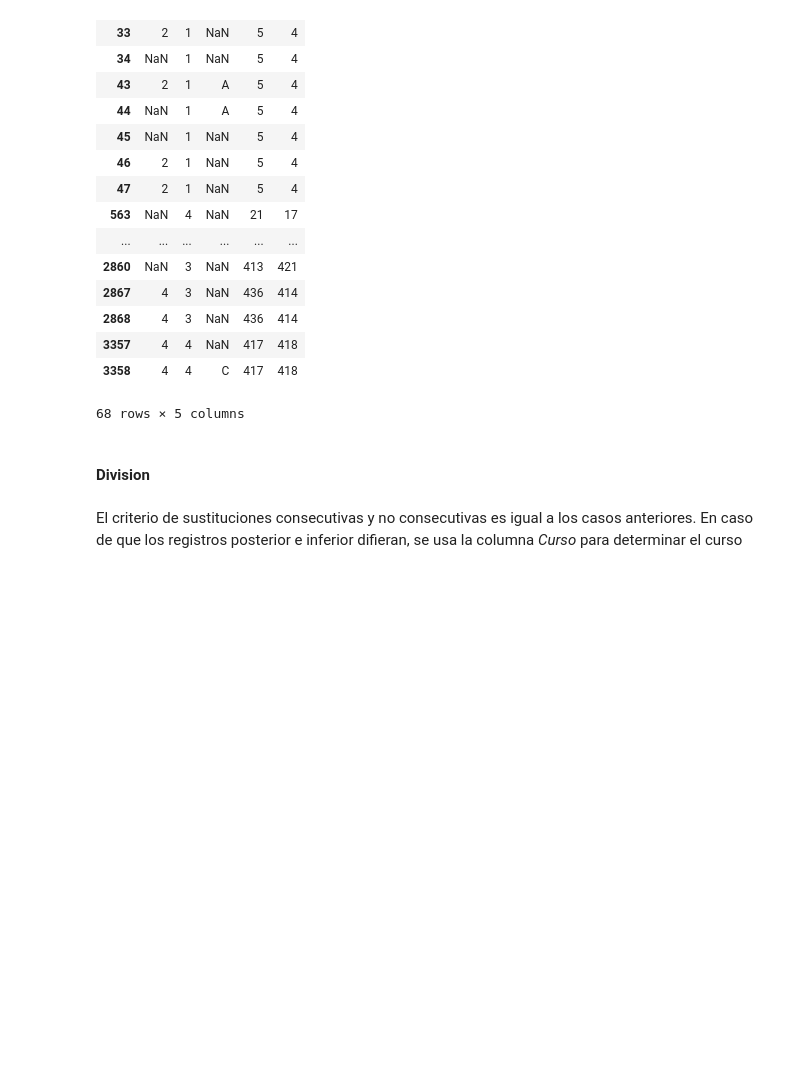
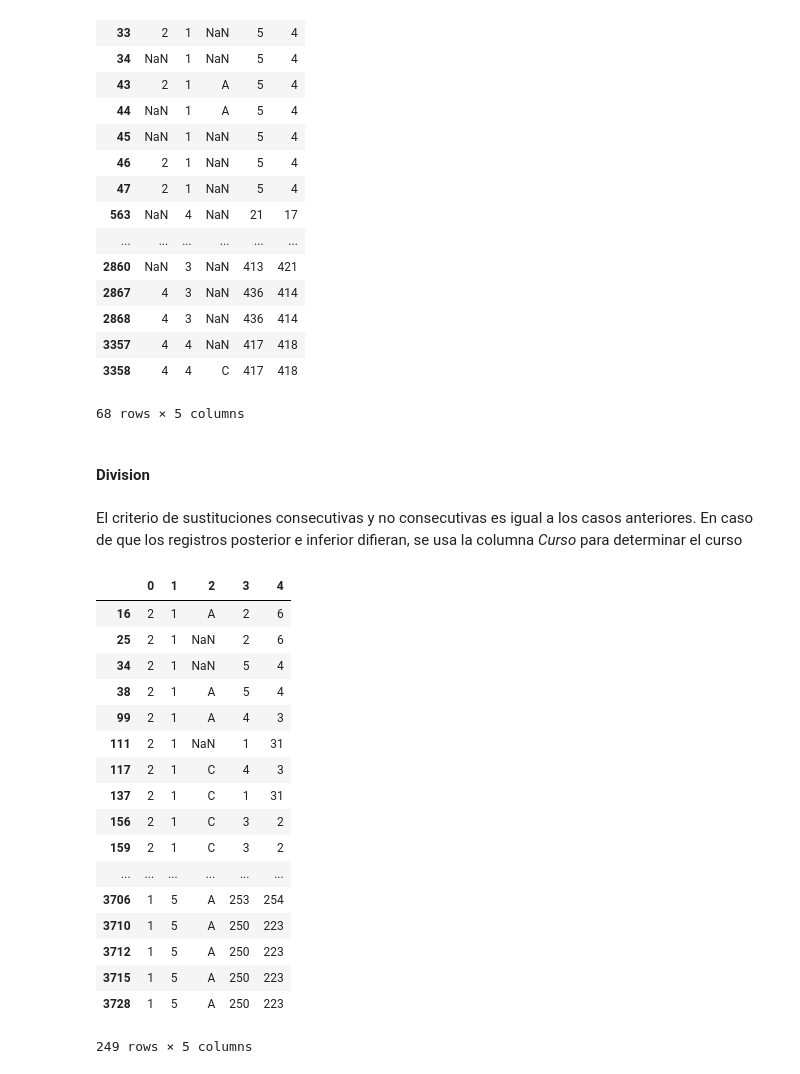
Before and after one commit to AntonioPL/TFM_Kschool, a Jupyter notebook: Tidy1.ipynb, the cells around one changed output. Saved outputs shown, nothing was run; the diff lists cells and outputs as text; code cells hidden in the pictures; blank space fills up the shorter version.

Commit message:
Se incluye 1º columna

```diff
--- a/Tidy1.ipynb
+++ b/Tidy1.ipynb
@@ -704,7 +704,10 @@ def sustitucion(datos, nulos, columna, direccion):
     nombre ='columna_'+str(columna)+'.txt'
     file = open(nombre,'w')
     for i in nulos[columna]:
-        if datos2.iloc[i-1,columna] == datos2.iloc[i+1,columna]:
+        if  i == datos2.shape[0]-1:
+            file.write('Sustituyendo fila %d por el valor anterior (ultimo dato) \n' %i)
+            datos2.iloc[i,columna] = datos2.iloc[i-1,columna]
+        elif datos2.iloc[i-1,columna] == datos2.iloc[i+1,columna]:
             file.write('Sustituyendo fila %d por el valor anterior condicion 1 \n' %i)
             datos2.iloc[i,columna] = datos2.iloc[i-1,columna]
         else:
@@ -1003,3 +1006,26 @@ encu_codigos29.iloc[nulos_consec_columnas[1],:]
 #### Division
 # %% [markdown]
 El criterio de sustituciones consecutivas y no consecutivas es igual a los casos anteriores. En caso de que los registros posterior e inferior difieran, se usa la columna *Curso* para determinar el curso
+# %%
+encu_codigos30 = sustitucion(datos=encu_codigos29, columna=0, nulos=nulos_columnas, direccion=1)
+# %%
+encu_codigos30.iloc[nulos_columnas[0],:]
+# %% [output]
+|  | 0 | 1 | 2 | 3 | 4 |
+| 16 | 2 | 1 | A | 2 | 6 |
+| 25 | 2 | 1 | NaN | 2 | 6 |
+| 34 | 2 | 1 | NaN | 5 | 4 |
+| 38 | 2 | 1 | A | 5 | 4 |
+| 99 | 2 | 1 | A | 4 | 3 |
+| 111 | 2 | 1 | NaN | 1 | 31 |
+| 117 | 2 | 1 | C | 4 | 3 |
+| 137 | 2 | 1 | C | 1 | 31 |
+| 156 | 2 | 1 | C | 3 | 2 |
+| 159 | 2 | 1 | C | 3 | 2 |
+| ... | ... | ... | ... | ... | ... |
+| 3706 | 1 | 5 | A | 253 | 254 |
+| 3710 | 1 | 5 | A | 250 | 223 |
+| 3712 | 1 | 5 | A | 250 | 223 |
+| 3715 | 1 | 5 | A | 250 | 223 |
+| 3728 | 1 | 5 | A | 250 | 223 |
+249 rows × 5 columns
```
Also changed, not shown: 1 other file.
